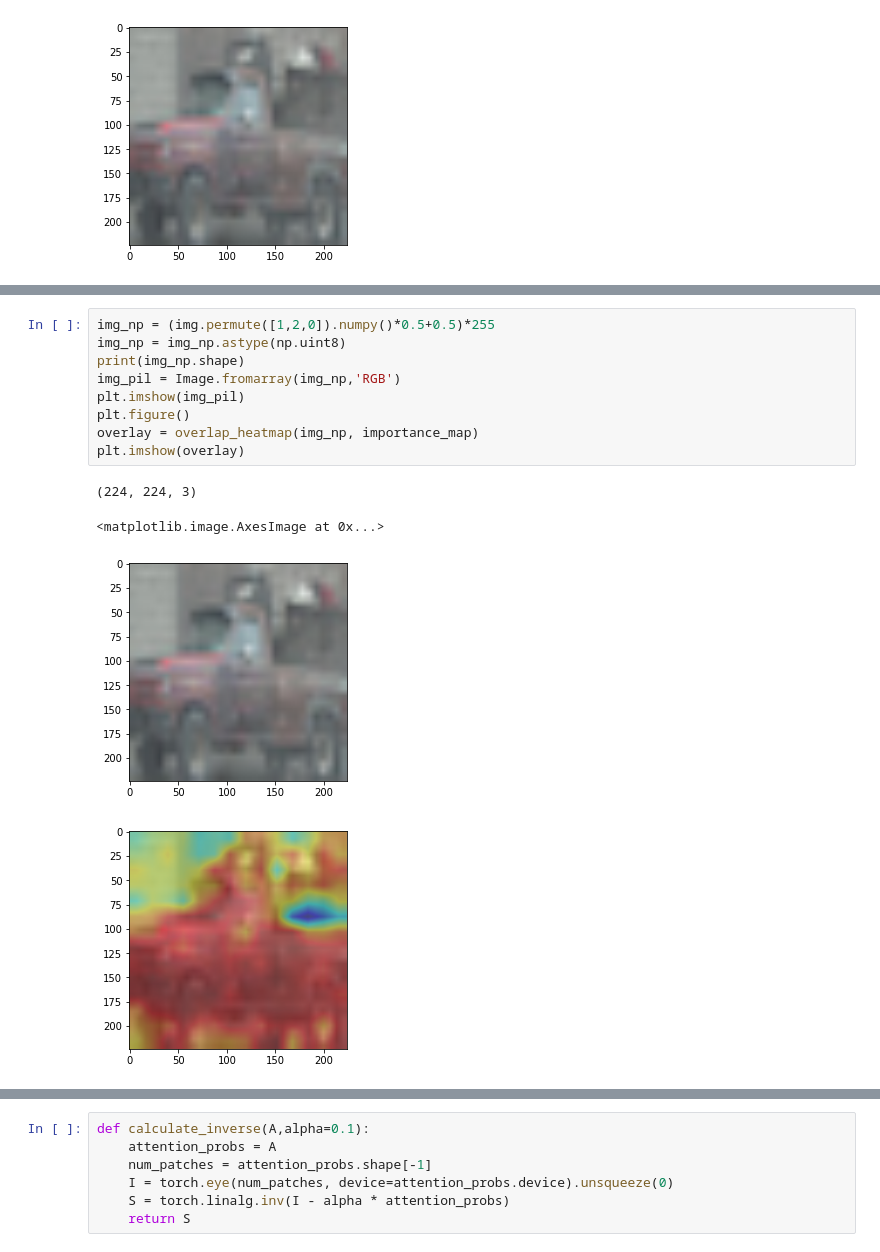
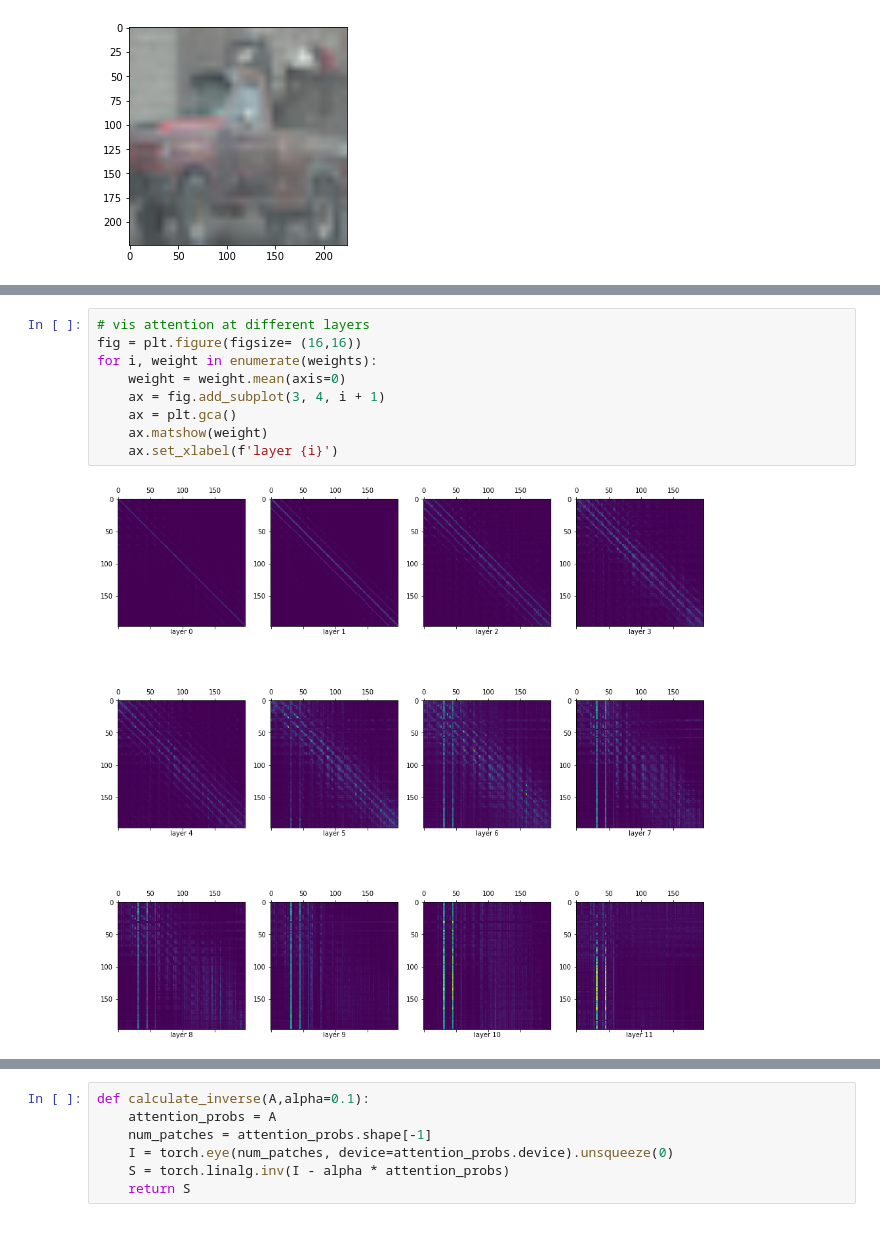
Before and after one commit to klauscc/ViT-pytorch, a Jupyter notebook: vis_attn.ipynb, the cells around one changed output, grey strips where cells are left out. Drawn from its saved outputs; the diff is of its cells as text.

Commit message:
vis attn for all layers

```diff
--- a/vis_attn.ipynb
+++ b/vis_attn.ipynb
@@ -67,14 +33,11 @@ def overlap_heatmap(img, weight):
-# %%
-img_np = (img.permute([1,2,0]).numpy()*0.5+0.5)*255
-img_np = img_np.astype(np.uint8)
-print(img_np.shape)
-img_pil = Image.fromarray(img_np,'RGB')
-plt.imshow(img_pil)
-plt.figure()
-overlay = overlap_heatmap(img_np, importance_map)
-plt.imshow(overlay)
-# %% [output]
-(224, 224, 3)
-<matplotlib.image.AxesImage at 0x...>
-[figure, removed]
-[figure, removed]
+# %%
+# vis attention at different layers
+fig = plt.figure(figsize= (16,16))
+for i, weight in enumerate(weights):
+    weight = weight.mean(axis=0)
+    ax = fig.add_subplot(3, 4, i + 1)
+    ax = plt.gca()
+    ax.matshow(weight)
+    ax.set_xlabel(f'layer {i}')
+# %% [output]
+[figure, added]
```
Also changed, not shown: parts of 9 cells of this notebook.
